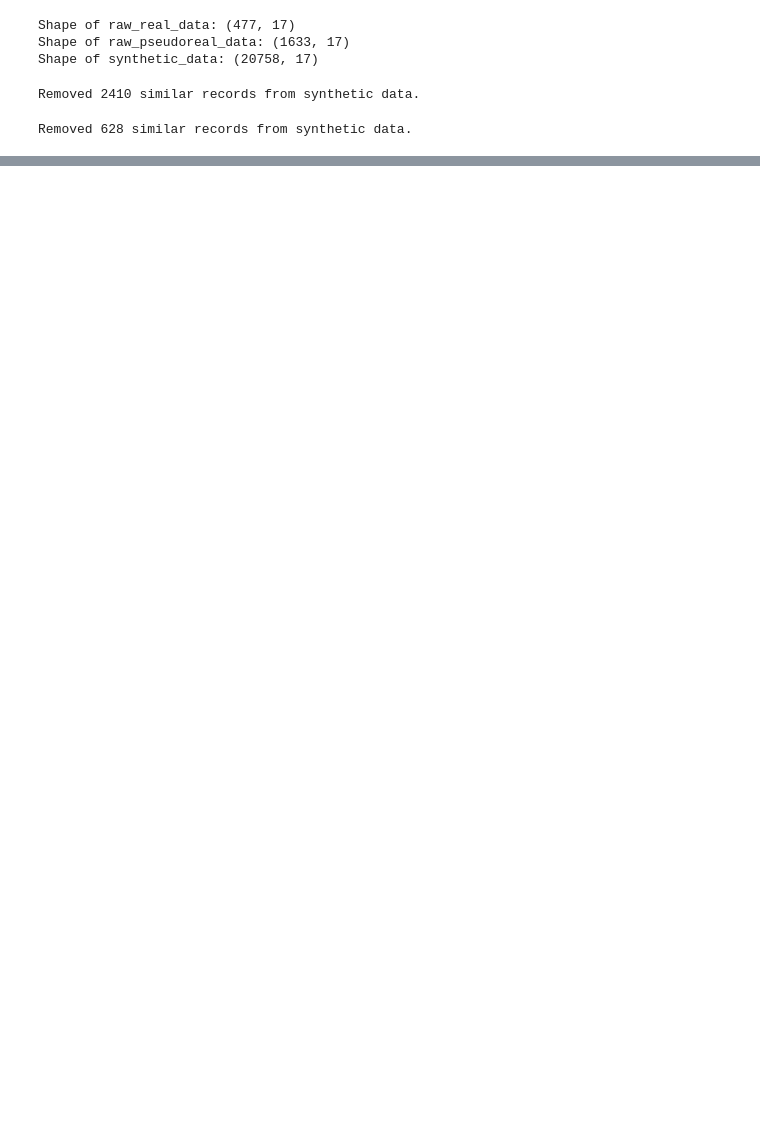
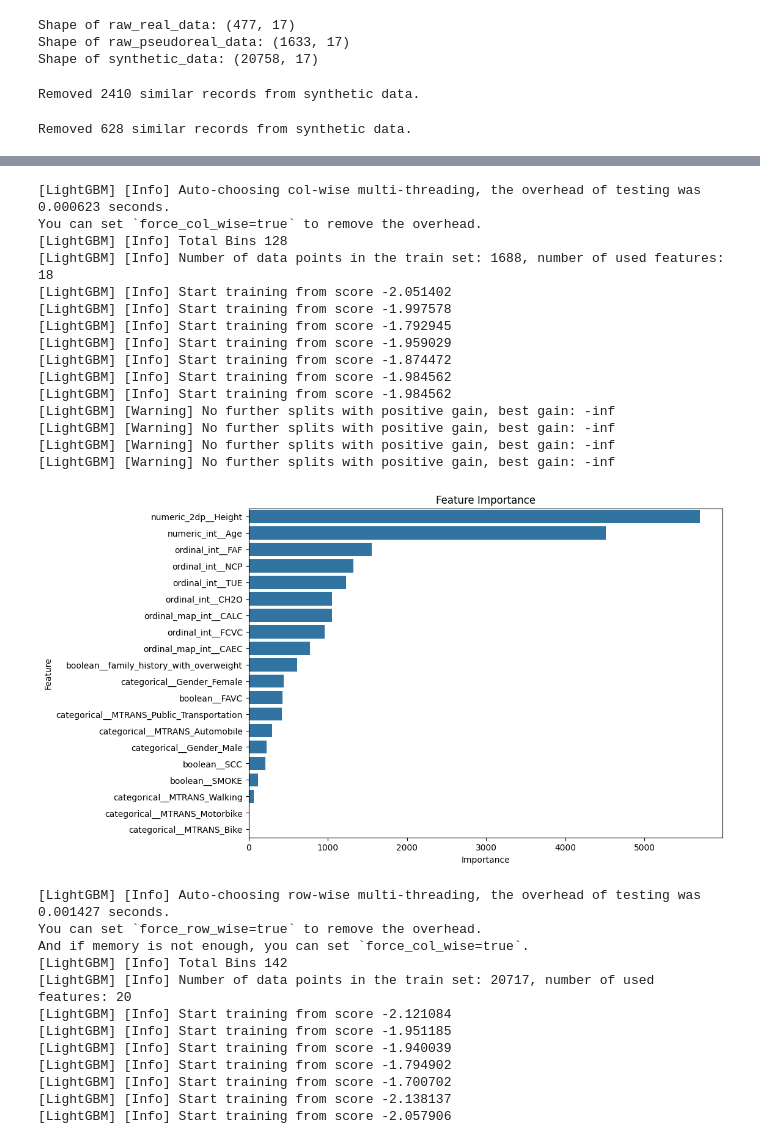
Before and after one commit to ibveecnk/data-mining-project, a Jupyter notebook: 00 Preprocessing.ipynb, the cells around one changed output, grey strips where cells are left out. Drawn from its saved outputs; the diff is of its cells as text; code cells hidden in the pictures; blank space fills up the shorter version.

Commit message:
Added feature importance. Will add other models and more eval plots later.

```diff
--- a/00 Preprocessing.ipynb
+++ b/00 Preprocessing.ipynb
@@ -463,0 +465,65 @@ Created in <span style='font-weight:600;margin-left:4px;'>Deepnote</span></a>
+# %%
+# Check feature importance
+def plot_feature_importance(model, X_train):
+    # Get feature importances
+    feature_importances = model.feature_importances_
+
+    # Create a DataFrame for feature importances
+    feature_importance_df = pd.DataFrame({'Feature': X_train.columns, 'Importance': feature_importances})
+
+    # Sort the DataFrame by importance
+    feature_importance_df = feature_importance_df.sort_values(by='Importance', ascending=False)
+
+    # Plot the feature importances
+    plt.figure(figsize=(10, 7))
+    sns.barplot(x='Importance', y='Feature', data=feature_importance_df)
+    plt.title('Feature Importance')
+    plt.show()
+
+# Feature importance for all datasets
+for approach, datasets in approaches.items():
+    for dataset in datasets:
+        # Load the preprocessed data
+        X_train = pd.read_csv(f"./datasets/preprocessed/{approach}/{dataset}/X_train.csv")
+        y_train = pd.read_csv(f"./datasets/preprocessed/{approach}/{dataset}/y_train.csv")
+        X_test = pd.read_csv(f"./datasets/preprocessed/{approach}/{dataset}/X_test.csv")
+        y_test = pd.read_csv(f"./datasets/preprocessed/{approach}/{dataset}/y_test.csv")
+
+
+        # Create the model
+        model = lgb.LGBMClassifier()
+
+        # Fit the model
+        model.fit(X_train, y_train)
+
+        # Plot feature importance
+        plot_feature_importance(model, X_train)
+# %% [output]
+[LightGBM] [Info] Auto-choosing col-wise multi-threading, the overhead of testing was 0.000623 seconds.
+You can set `force_col_wise=true` to remove the overhead.
+[LightGBM] [Info] Total Bins 128
+[LightGBM] [Info] Number of data points in the train set: 1688, number of used features: 18
+[LightGBM] [Info] Start training from score -2.051402
+[LightGBM] [Info] Start training from score -1.997578
+[LightGBM] [Info] Start training from score -1.792945
+[LightGBM] [Info] Start training from score -1.959029
+[LightGBM] [Info] Start training from score -1.874472
+[LightGBM] [Info] Start training from score -1.984562
+[LightGBM] [Info] Start training from score -1.984562
+[LightGBM] [Warning] No further splits with positive gain, best gain: -inf
+[LightGBM] [Warning] No further splits with positive gain, best gain: -inf
+[LightGBM] [Warning] No further splits with positive gain, best gain: -inf
+[LightGBM] [Warning] No further splits with positive gain, best gain: -inf
+[figure, added]
+[LightGBM] [Info] Auto-choosing row-wise multi-threading, the overhead of testing was 0.001427 seconds.
+You can set `force_row_wise=true` to remove the overhead.
+And if memory is not enough, you can set `force_col_wise=true`.
+[LightGBM] [Info] Total Bins 142
+[LightGBM] [Info] Number of data points in the train set: 20717, number of used features: 20
+[LightGBM] [Info] Start training from score -2.121084
+[LightGBM] [Info] Start training from score -1.951185
+[LightGBM] [Info] Start training from score -1.940039
+[LightGBM] [Info] Start training from score -1.794902
+[LightGBM] [Info] Start training from score -1.700702
+[LightGBM] [Info] Start training from score -2.138137
+[LightGBM] [Info] Start training from score -2.057906
```
Also changed, not shown: parts of 4 cells of this notebook.
